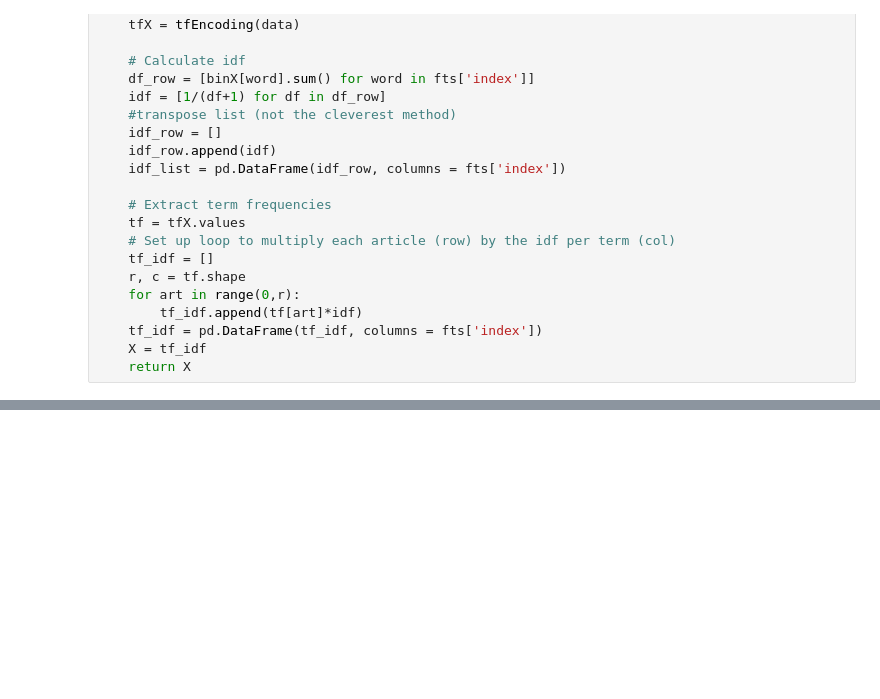
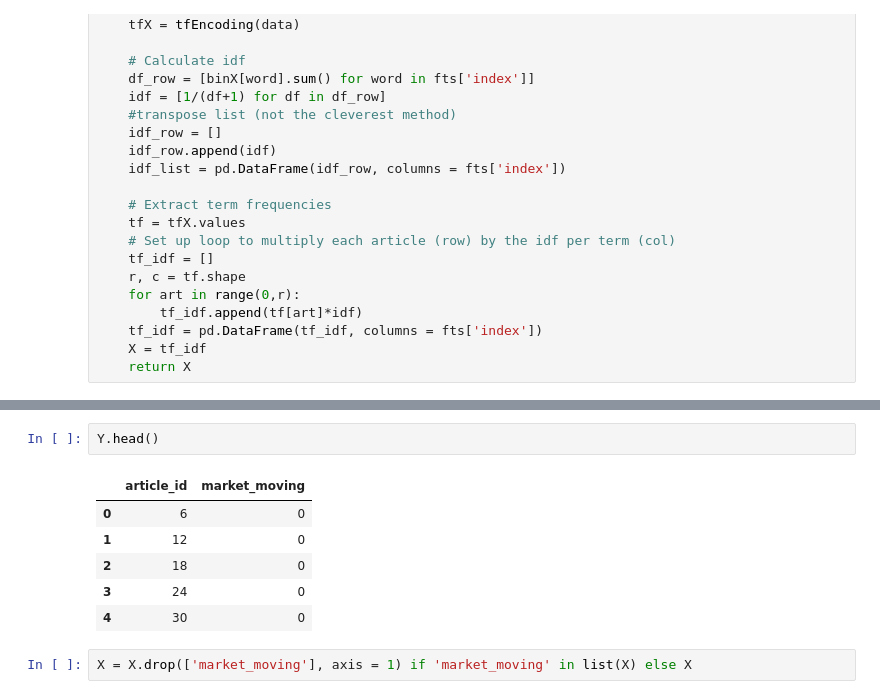
Before and after one commit to RBCCapstone/DataCollection, a Jupyter notebook: Scripts/FeatureEncoding.ipynb, the cells around one changed output, grey strips where cells are left out. Saved outputs shown, nothing was run; the diff lists cells and outputs as text; blank space fills up the shorter version.

```diff
--- a/Scripts/FeatureEncoding.ipynb
+++ b/Scripts/FeatureEncoding.ipynb
@@ -160,0 +230,11 @@ Binary Encoding
+# %%
+Y.head()
+# %% [output]
+|  | article_id | market_moving |
+| 0 | 6 | 0 |
+| 1 | 12 | 0 |
+| 2 | 18 | 0 |
+| 3 | 24 | 0 |
+| 4 | 30 | 0 |
+# %%
+X = X.drop(['market_moving'], axis = 1) if 'market_moving' in list(X) else X
```
Also changed, not shown: parts of 7 cells of this notebook, 14 other files.
